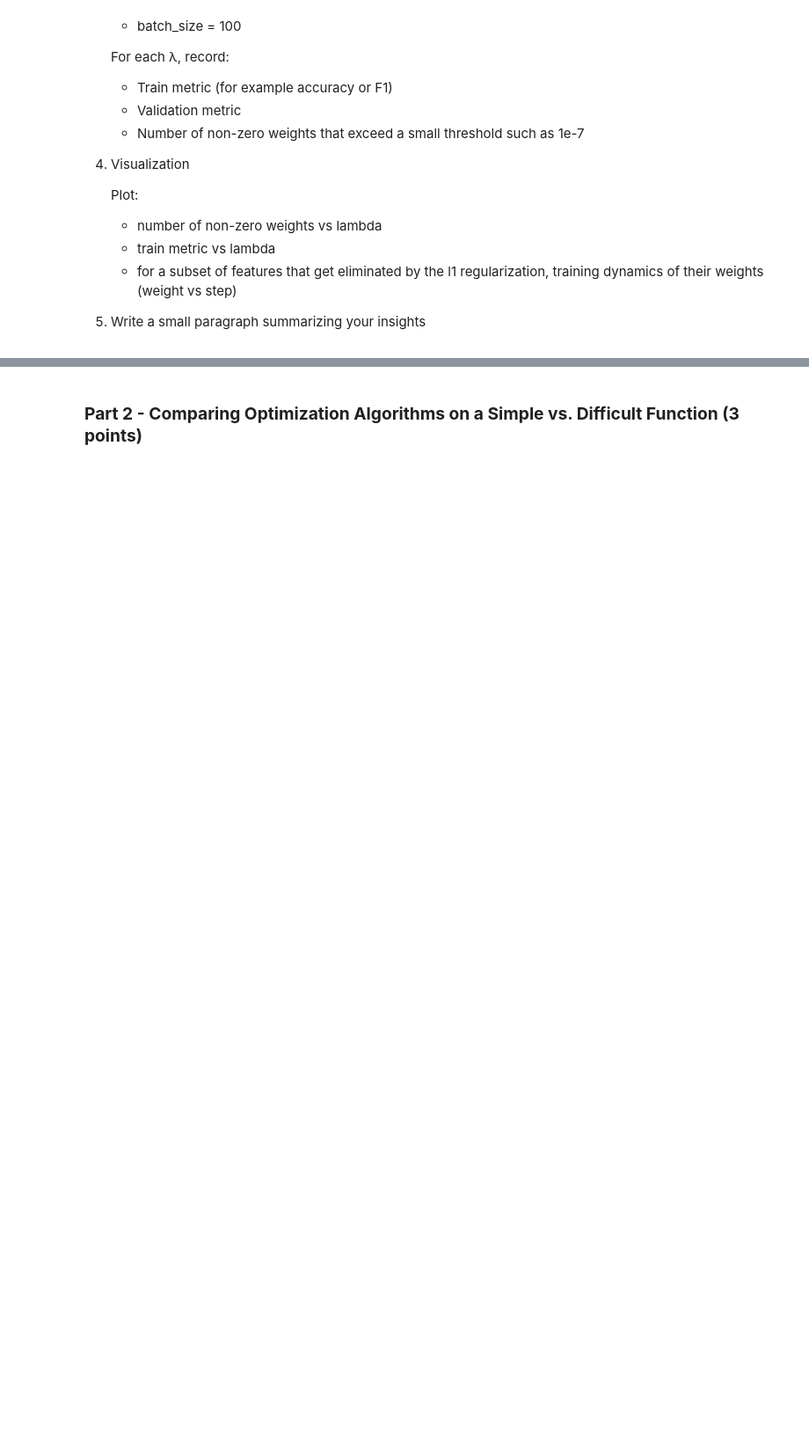
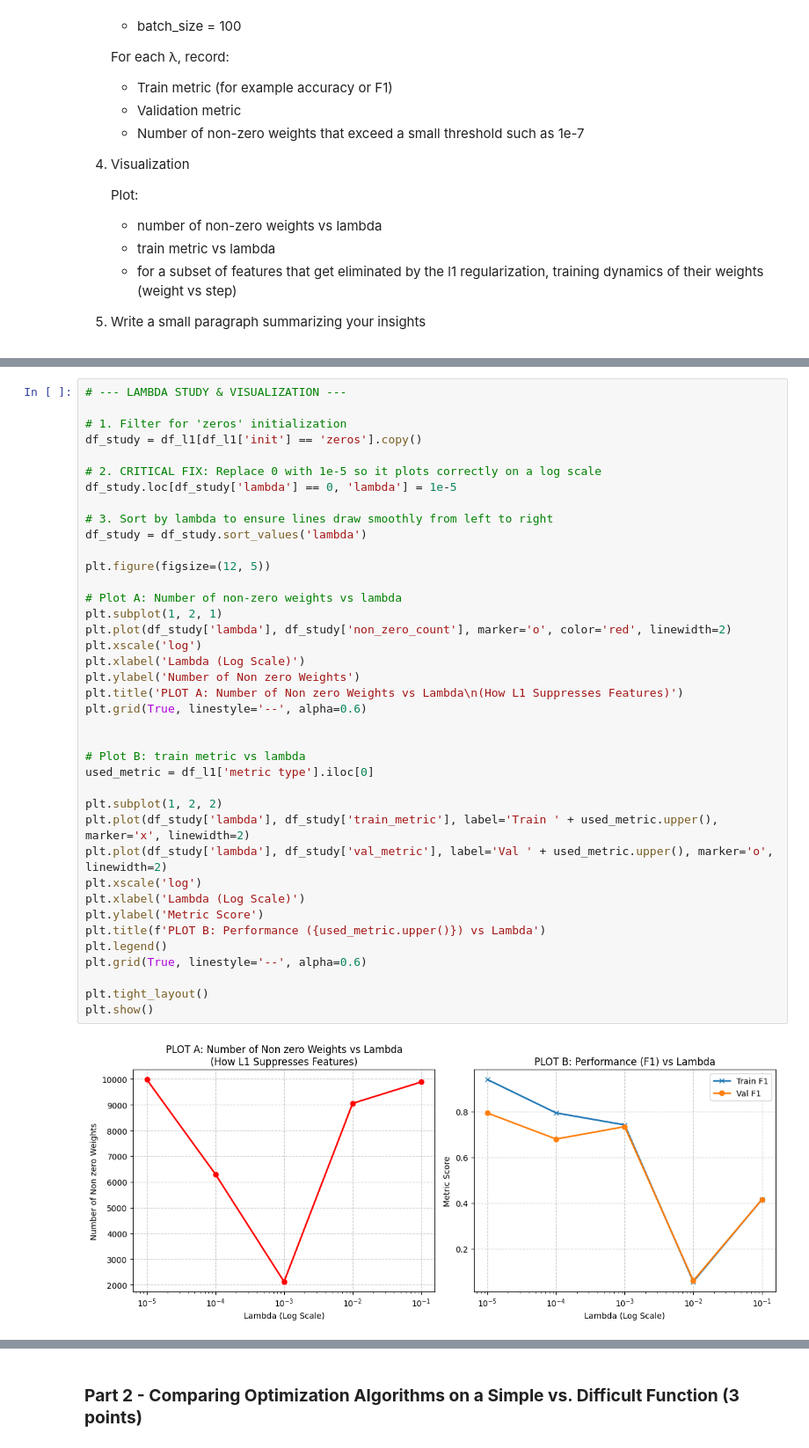
Before and after one commit to MariiaOsokina/LLM_Architecture---Nebius-hometask, a Jupyter notebook: Copy_of_LLM_Architectures,_hometask_1.ipynb, the cells around one changed output, grey strips where cells are left out. Shown at 88% size. Cells and saved outputs as stored; diff of their text form; blank space fills up the shorter version.

```diff
--- a/Copy_of_LLM_Architectures,_hometask_1.ipynb
+++ b/Copy_of_LLM_Architectures,_hometask_1.ipynb
@@ -835,0 +991,41 @@ In contrast, L2 shrinks weights but rarely makes them exactly zero.
+# %%
+# --- LAMBDA STUDY & VISUALIZATION ---
+
+# 1. Filter for 'zeros' initialization
+df_study = df_l1[df_l1['init'] == 'zeros'].copy()
+
+# 2. CRITICAL FIX: Replace 0 with 1e-5 so it plots correctly on a log scale
+df_study.loc[df_study['lambda'] == 0, 'lambda'] = 1e-5
+
+# 3. Sort by lambda to ensure lines draw smoothly from left to right
+df_study = df_study.sort_values('lambda')
+
+plt.figure(figsize=(12, 5))
+
+# Plot A: Number of non-zero weights vs lambda
+plt.subplot(1, 2, 1)
+plt.plot(df_study['lambda'], df_study['non_zero_count'], marker='o', color='red', linewidth=2)
+plt.xscale('log')
+plt.xlabel('Lambda (Log Scale)')
+plt.ylabel('Number of Non zero Weights')
+plt.title('PLOT A: Number of Non zero Weights vs Lambda\n(How L1 Suppresses Features)')
+plt.grid(True, linestyle='--', alpha=0.6)
+
+
+# Plot B: train metric vs lambda
+used_metric = df_l1['metric type'].iloc[0]
+
+plt.subplot(1, 2, 2)
+plt.plot(df_study['lambda'], df_study['train_metric'], label='Train ' + used_metric.upper(), marker='x', linewidth=2)
+plt.plot(df_study['lambda'], df_study['val_metric'], label='Val ' + used_metric.upper(), marker='o', linewidth=2)
+plt.xscale('log')
+plt.xlabel('Lambda (Log Scale)')
+plt.ylabel('Metric Score')
+plt.title(f'PLOT B: Performance ({used_metric.upper()}) vs Lambda')
+plt.legend()
+plt.grid(True, linestyle='--', alpha=0.6)
+
+plt.tight_layout()
+plt.show()
+# %% [output]
+[figure, added]
```
Also changed, not shown: parts of 23 cells of this notebook.
